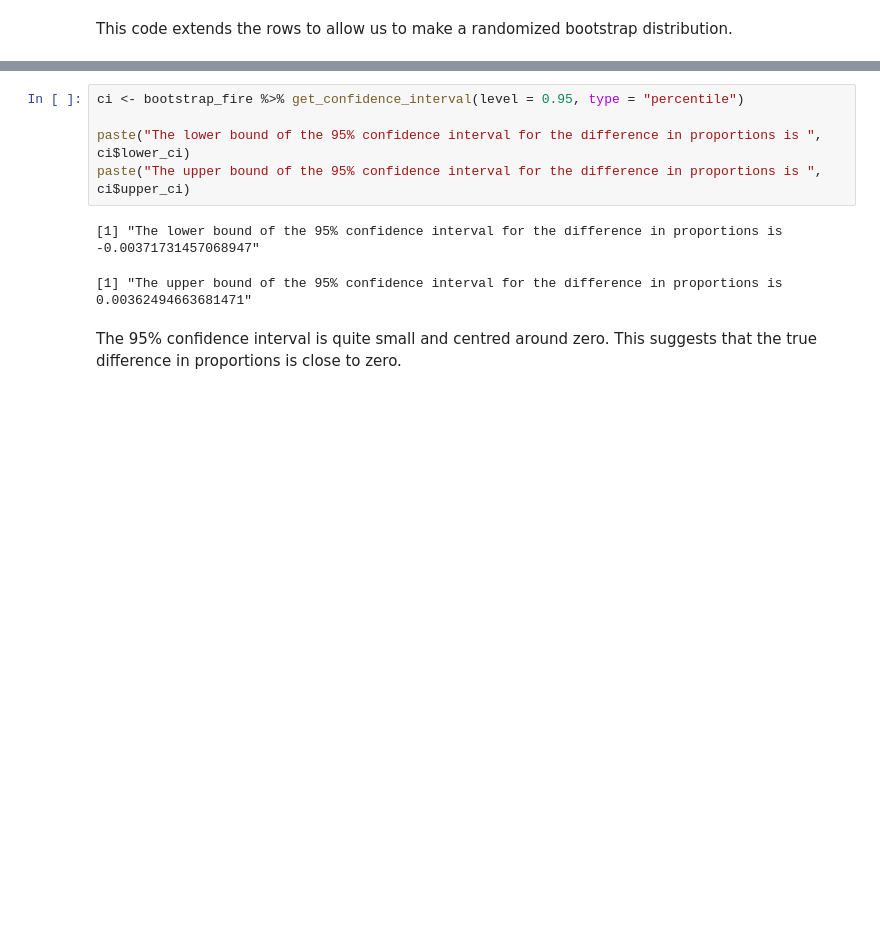
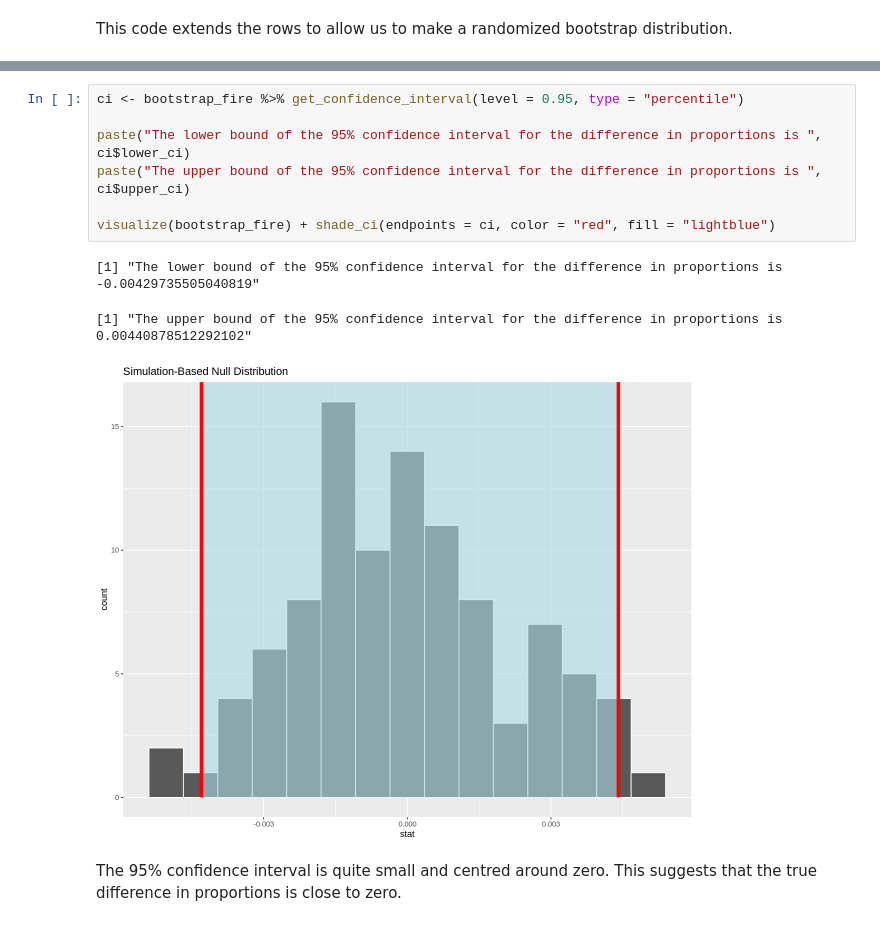
Before and after one commit to hakkd/Canada-Forest-Fires-By-Cause, a Jupyter notebook: report_group2.ipynb, the cells around one changed output, grey strips where cells are left out. Cells and saved outputs as stored; diff of their text form; blank space fills up the shorter version.

Commit message:
shade confidence interval on histogram

```diff
--- a/report_group2.ipynb
+++ b/report_group2.ipynb
@@ -334,11 +332,14 @@ A infer: 6 × 2
 # %%
 ci <- bootstrap_fire %>% get_confidence_interval(level = 0.95, type = "percentile")
 
 paste("The lower bound of the 95% confidence interval for the difference in proportions is ", ci$lower_ci)
 paste("The upper bound of the 95% confidence interval for the difference in proportions is ", ci$upper_ci)
+
+visualize(bootstrap_fire) + shade_ci(endpoints = ci, color = "red", fill = "lightblue")
 # %% [output]
-[1] "The lower bound of the 95% confidence interval for the difference in proportions is  -0.00371731457068947"
+[1] "The lower bound of the 95% confidence interval for the difference in proportions is  -0.00429735505040819"
-[1] "The upper bound of the 95% confidence interval for the difference in proportions is  0.00362494663681471"
+[1] "The upper bound of the 95% confidence interval for the difference in proportions is  0.00440878512292102"
+[figure, added]
 # %% [markdown]
 The 95% confidence interval is quite small and centred around zero. This suggests that the true difference in proportions is close to zero.
 # %% [markdown]
```
Also changed, not shown: parts of 1 cell of this notebook.
